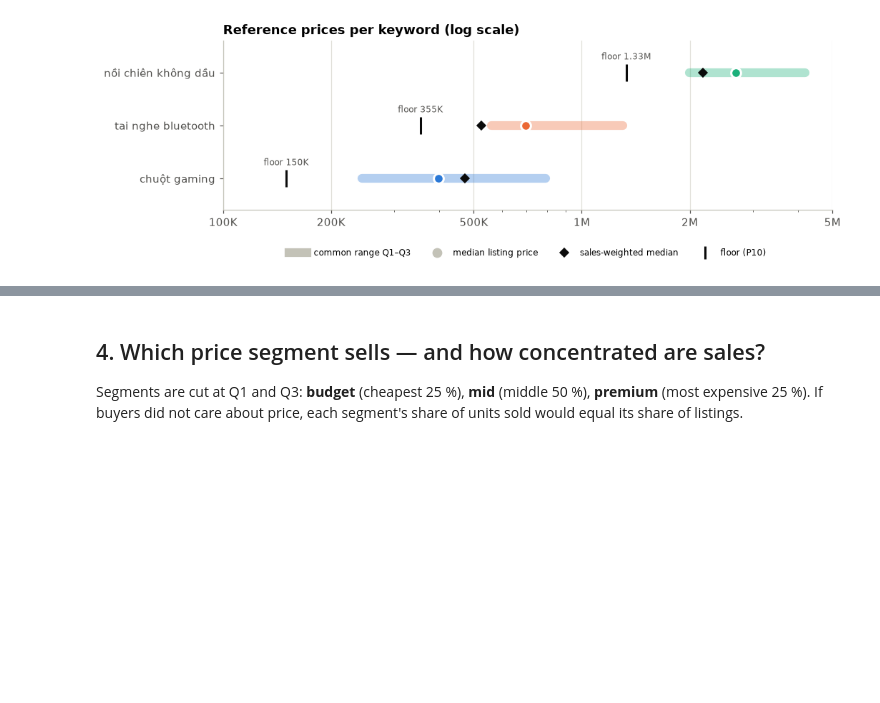
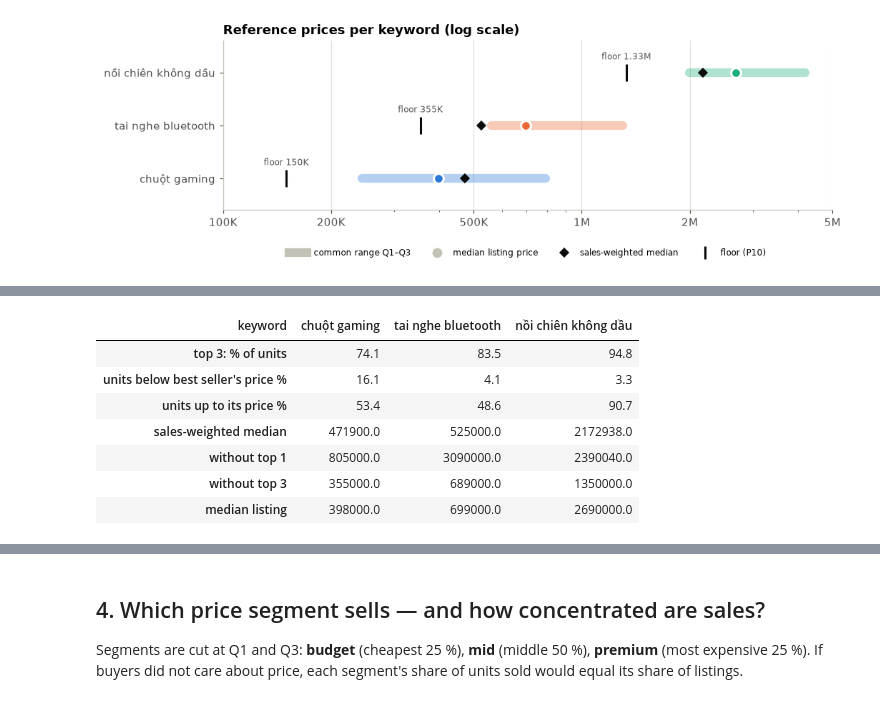
Before and after one commit to NamAnh-dev/Web-Crawler-for-E-commerce-Prices, a Jupyter notebook: notebooks/02_price_analysis.ipynb, the cells around one changed output, grey strips where cells are left out. Saved outputs shown, nothing was run; the diff lists cells and outputs as text; code cells hidden in the pictures; blank space fills up the shorter version.

```diff
--- a/notebooks/02_price_analysis.ipynb
+++ b/notebooks/02_price_analysis.ipynb
@@ -222 +248,32 @@ fig.savefig(FIGURES / "reference_prices.png", dpi=150, bbox_inches="tight")
+# %%
+def weighted_median_without_top(group, top):
+    """Sales-weighted median after removing the `top` best-selling products."""
+    rest = group.sort_values("sold", ascending=False).iloc[top:]
+    return weighted_median(rest["price"], rest["sold"])
+
+
+rows = []
+for keyword, group in normal.groupby("keyword", sort=False):
+    total = group["sold"].sum()
+    best = group.loc[group["sold"].idxmax()]
+    rows.append({
+        "keyword": keyword,
+        "top 3: % of units": round(100 * group["sold"].nlargest(3).sum() / total, 1),
+        "units below best seller's price %": round(100 * group.loc[group["price"] < best["price"], "sold"].sum() / total, 1),
+        "units up to its price %": round(100 * group.loc[group["price"] <= best["price"], "sold"].sum() / total, 1),
+        "sales-weighted median": int(weighted_median(group["price"], group["sold"])),
+        "without top 1": int(weighted_median_without_top(group, 1)),
+        "without top 3": int(weighted_median_without_top(group, 3)),
+        "median listing": int(group["price"].median()),
+    })
+pd.DataFrame(rows).set_index("keyword").T
+# %% [output]
+| keyword | chuột gaming | tai nghe bluetooth | nồi chiên không dầu |
+| top 3: % of units | 74.1 | 83.5 | 94.8 |
+| units below best seller's price % | 16.1 | 4.1 | 3.3 |
+| units up to its price % | 53.4 | 48.6 | 90.7 |
+| sales-weighted median | 471900.0 | 525000.0 | 2172938.0 |
+| without top 1 | 805000.0 | 3090000.0 | 2390040.0 |
+| without top 3 | 355000.0 | 689000.0 | 1350000.0 |
+| median listing | 398000.0 | 699000.0 | 2690000.0 |
 # %% [markdown]
```
Also changed, not shown: parts of 6 cells of this notebook.
